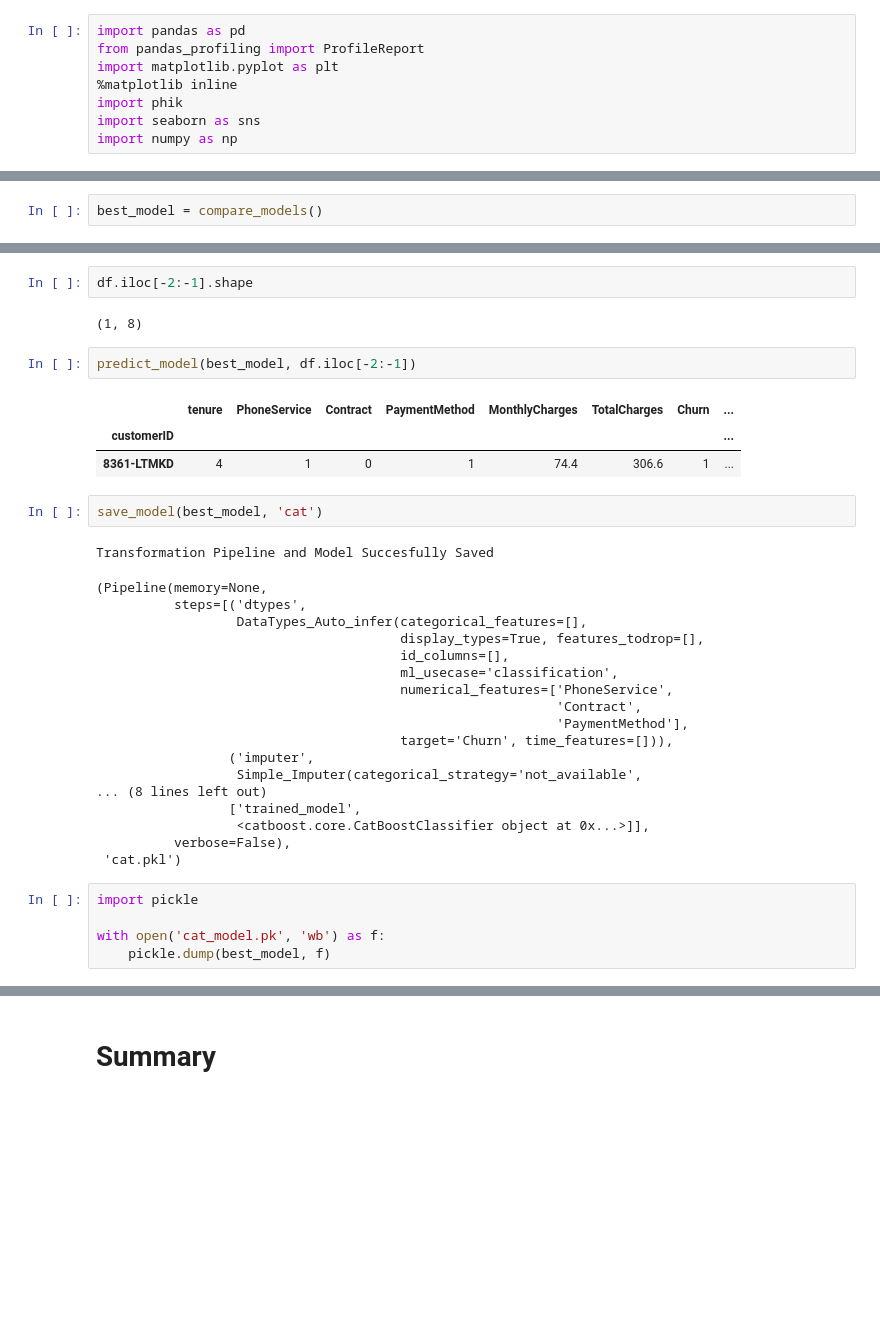
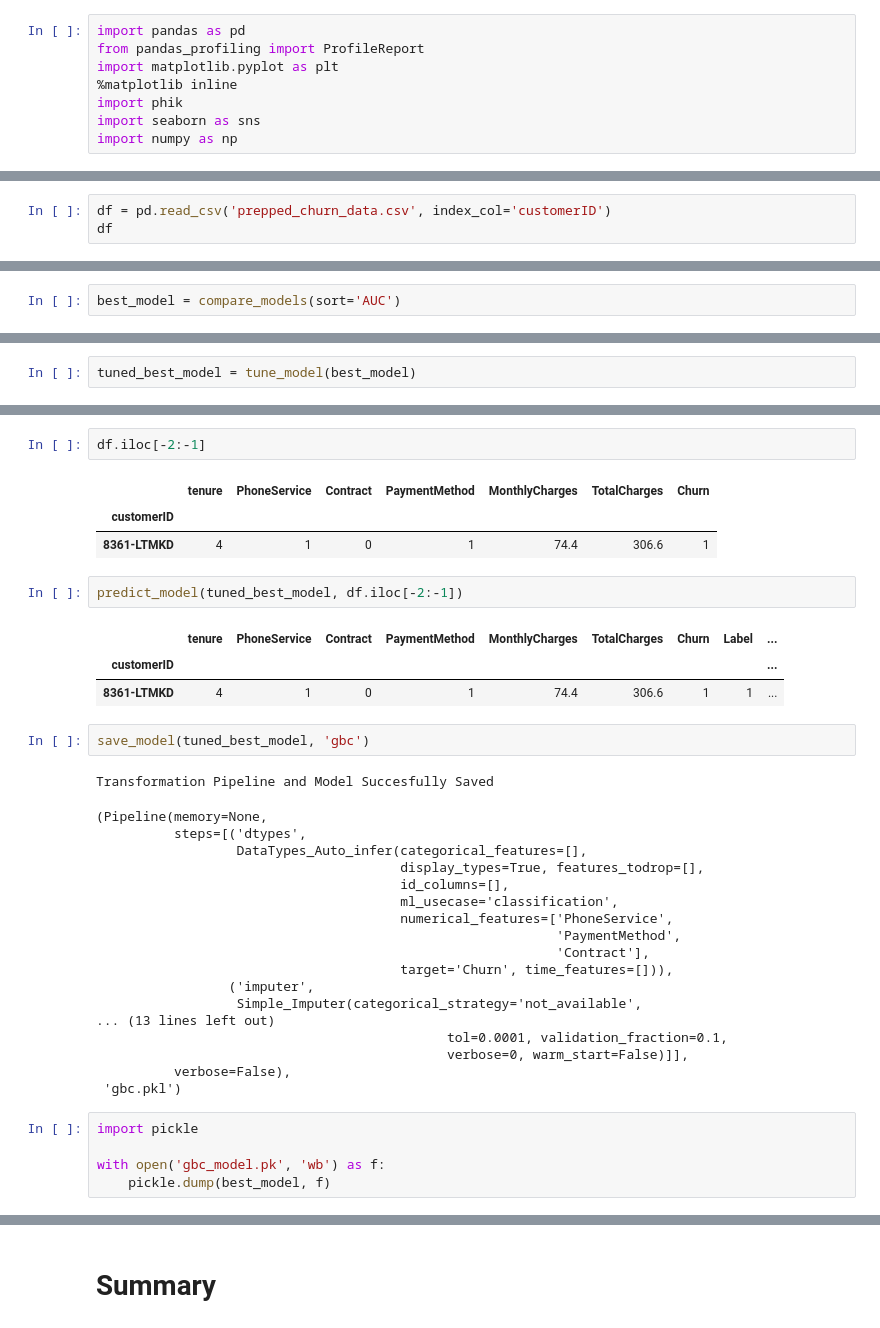
Before and after one commit to kscully-dotcom/msds600, a Jupyter notebook: assignment/week5/Week_5_assignment_starter.ipynb, the cells around one changed output, grey strips where cells are left out. Cells and saved outputs as stored; diff of their text form; blank space fills up the shorter version.

```diff
--- a/assignment/week5/Week_5_assignment_starter.ipynb
+++ b/assignment/week5/Week_5_assignment_starter.ipynb
@@ -99,0 +31,3 @@ from pycaret.classification import setup, compare_models, predict_model, save_mo
+# %%
+df = pd.read_csv('prepped_churn_data.csv', index_col='customerID')
+df
@@ -124,4 +73,4 @@ automl[6]
 # %%
-best_model = compare_models()
+best_model = compare_models(sort='AUC')
 # %% [output]
 |  | Model | Accuracy | AUC | Recall | Prec. | F1 | Kappa | MCC | TT (Sec) |
@@ -146,0 +105,2 @@ best_model
+# %%
+tuned_best_model = tune_model(best_model)
@@ -147,15 +121,17 @@ best_model
 # %%
-df.iloc[-2:-1].shape
+df.iloc[-2:-1]
 # %% [output]
-(1, 8)
+|  | tenure | PhoneService | Contract | PaymentMethod | MonthlyCharges | TotalCharges | Churn |
+| customerID |  |  |  |  |  |  |  |
+| 8361-LTMKD | 4 | 1 | 0 | 1 | 74.4 | 306.6 | 1 |
 # %%
-predict_model(best_model, df.iloc[-2:-1])
+predict_model(tuned_best_model, df.iloc[-2:-1])
 # %% [output]
-|  | tenure | PhoneService | Contract | PaymentMethod | MonthlyCharges | TotalCharges | Churn | ... |
-| customerID |  |  |  |  |  |  |  | ... |
-| 8361-LTMKD | 4 | 1 | 0 | 1 | 74.4 | 306.6 | 1 | ... |
+|  | tenure | PhoneService | Contract | PaymentMethod | MonthlyCharges | TotalCharges | Churn | Label | ... |
+| customerID |  |  |  |  |  |  |  |  | ... |
+| 8361-LTMKD | 4 | 1 | 0 | 1 | 74.4 | 306.6 | 1 | 1 | ... |
 # %%
-save_model(best_model, 'cat')
+save_model(tuned_best_model, 'gbc')
 # %% [output]
 Transformation Pipeline and Model Succesfully Saved
 (Pipeline(memory=None,
@@ -165,19 +141,19 @@ Transformation Pipeline and Model Succesfully Saved
                                        id_columns=[],
                                        ml_usecase='classification',
                                        numerical_features=['PhoneService',
-                                                           'Contract',
-                                                           'PaymentMethod'],
+                                                           'PaymentMethod',
+                                                           'Contract'],
                                        target='Churn', time_features=[])),
                  ('imputer',
                   Simple_Imputer(categorical_strategy='not_available',
-... (8 lines left out)
-                 ['trained_model',
-                  <catboost.core.CatBoostClassifier object at 0x...>]],
+... (13 lines left out)
+                                             tol=0.0001, validation_fraction=0.1,
+                                             verbose=0, warm_start=False)]],
           verbose=False),
- 'cat.pkl')
+ 'gbc.pkl')
 # %%
 import pickle
 
-with open('cat_model.pk', 'wb') as f:
+with open('gbc_model.pk', 'wb') as f:
     pickle.dump(best_model, f)
 # %%
```
Also changed, not shown: parts of 25 cells of this notebook, 14 other files.
